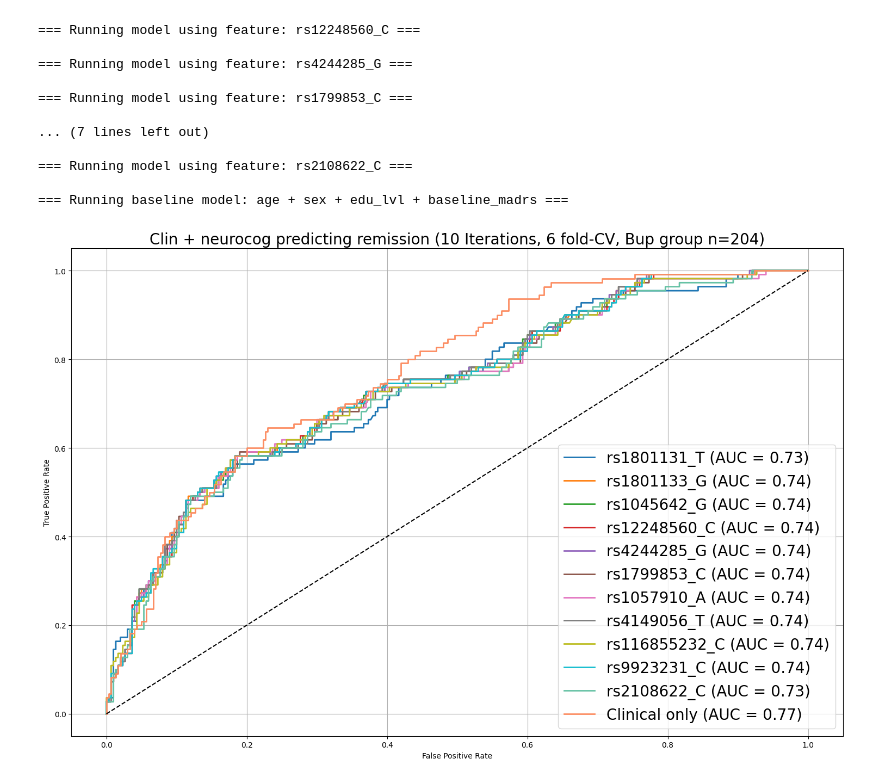
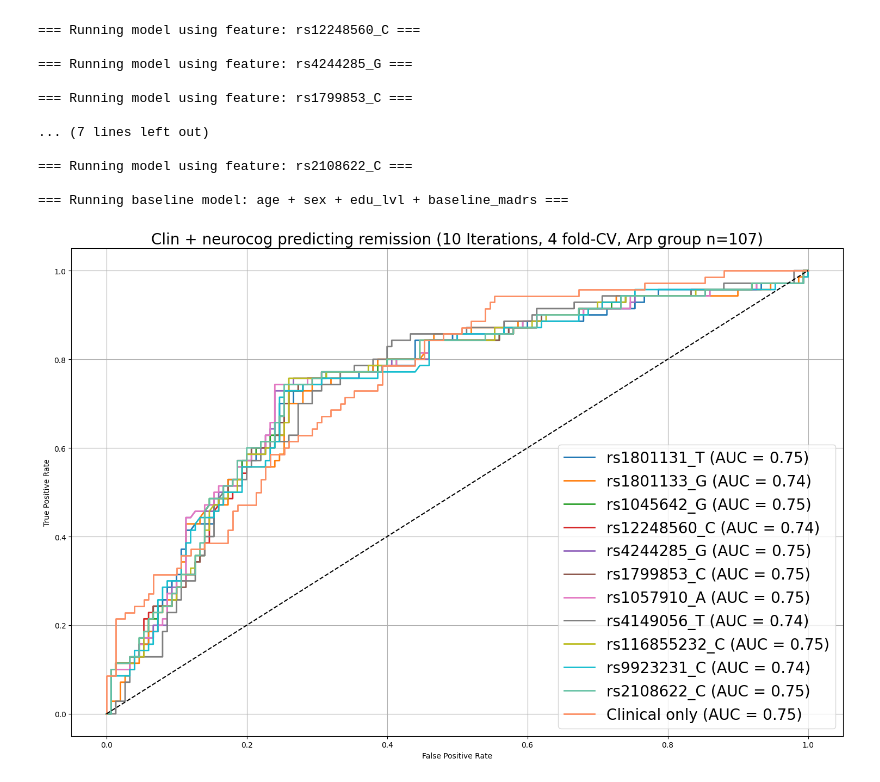
Before and after one commit to hassanabdulr/BAARD_modeling, a Jupyter notebook: baard_log_regression.ipynb, the cells around one changed output. Saved outputs shown, nothing was run; the diff lists cells and outputs as text; code cells hidden in the pictures.

```diff
--- a/baard_log_regression.ipynb
+++ b/baard_log_regression.ipynb
@@ -120,7 +239,7 @@ print("Correlation between :", df['mini_6'].corr(df['years_with_depression']))
 
 
 
-df = ON_bup_genetics.copy()
+df = ON_arp_genetics.copy()
 df['sex'] = (df['gender'] == 'Male').astype(int)
 df['mini_addtl_q1'] = pd.to_numeric(df['mini_addtl_q1'], errors='coerce')
 # in mini 6 remove non numerical values
@@ -160,9 +279,9 @@ for fold_num, (train_idx, test_idx) in enumerate(sss.split(X, y)):
     clf = LogisticRegressionCV(
         penalty='elasticnet',
         solver='saga',
-        Cs=np.arange(0.01, 100, 0.5).tolist(),
-        cv=6,
-        l1_ratios=np.arange(0.01, 0.9, 0.05).tolist() ,
+        Cs=[10],
+        cv=4,
+        l1_ratios=[0.1],
         scoring='neg_log_loss',
         max_iter=1000000)
     clf.fit(X_train, y_train)
@@ -323,7 +451,7 @@ joblib.dump(clf, 'BAARD_bup_clin_model.joblib')
 # %%
 
 
-df = ON_bup_genetics.copy()
+df = ON_arp_genetics.copy()
 df['sex'] = (df['gender'] == 'Male').astype(int)
 df['mini_addtl_q1'] = pd.to_numeric(df['mini_addtl_q1'], errors='coerce')
 # in mini 6 remove non numerical values
@@ -360,7 +488,7 @@ for feature_name in feature_set_names:
             penalty='elasticnet',
             solver='saga',
             Cs=10,
-            cv=6,
+            cv=4,
             l1_ratios=[0.1],
             scoring='neg_log_loss',
             max_iter=1000000,
@@ -442,27 +570,27 @@ roc_results['Clinical only'] = {
 # %%
 
 
 # plot all ROC curves together
 plt.figure(figsize=(15, 10))
 
 
 from itertools import cycle
 colors = cycle(plt.cm.tab10.colors + plt.cm.Set2.colors + plt.cm.Dark2.colors)
 
 for feature_name, result in roc_results.items():
     plt.plot(result['fpr'], result['tpr'],
              label=f'{feature_name} (AUC = {result["auc"]:.2f})',
              linewidth=2,
              color=next(colors))
 
 plt.plot([0, 1], [0, 1], 'k--')
 plt.xlabel('False Positive Rate')
 plt.ylabel('True Positive Rate')
-plt.title(f'Clin + neurocog predicting remission ({n_splits} Iterations, 6 fold-CV, Bup group n={len(df)})', fontsize=20)
+plt.title(f'Clin + neurocog predicting remission ({n_splits} Iterations, 4 fold-CV, Arp group n={len(df)})', fontsize=20)
 
 plt.legend(fontsize =20)
 plt.grid(True)
 plt.tight_layout()
 plt.show()
 # %% [output]
-[figure, old version]
+[figure, new version]
```
Also changed, not shown: parts of 6 cells of this notebook.
